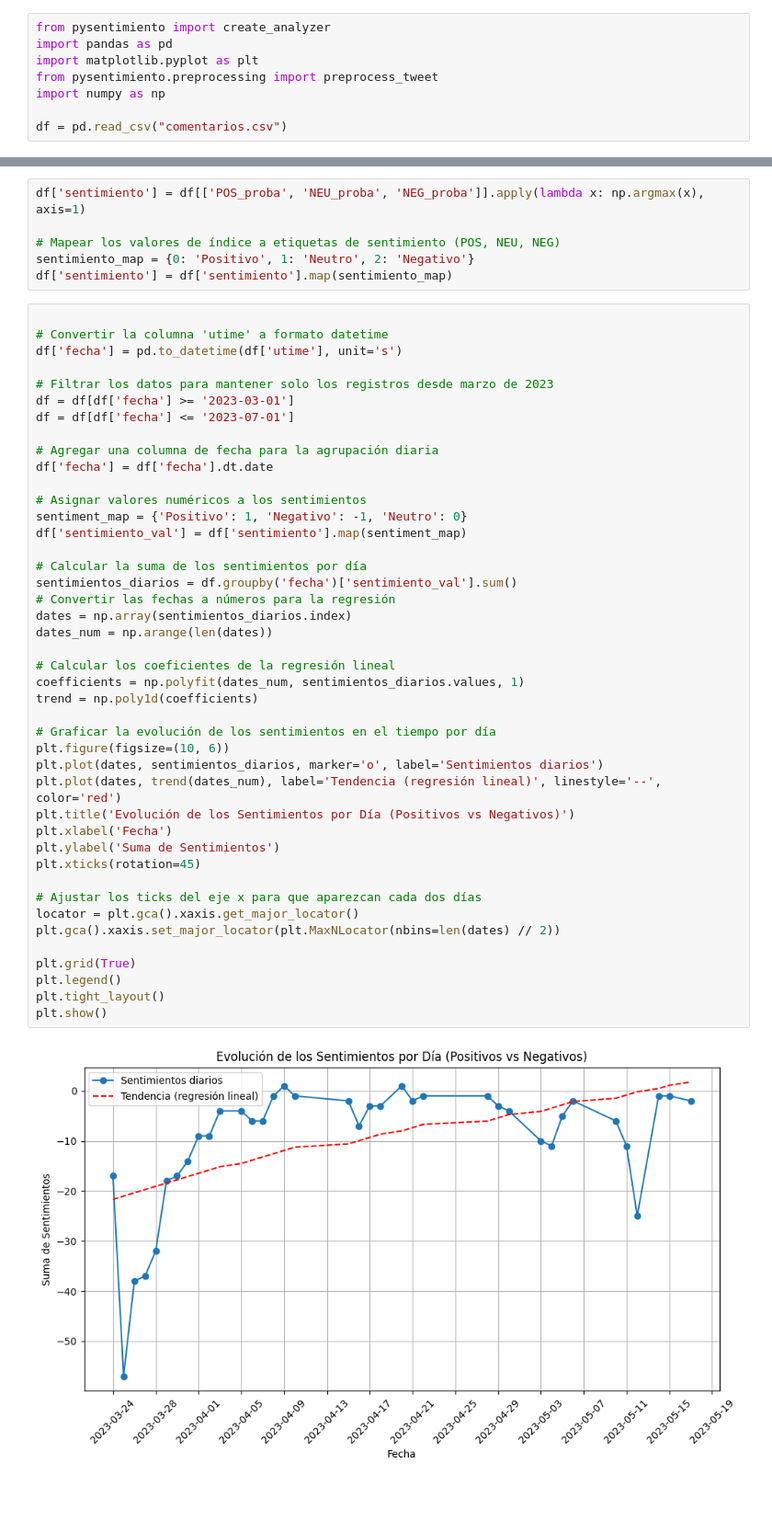
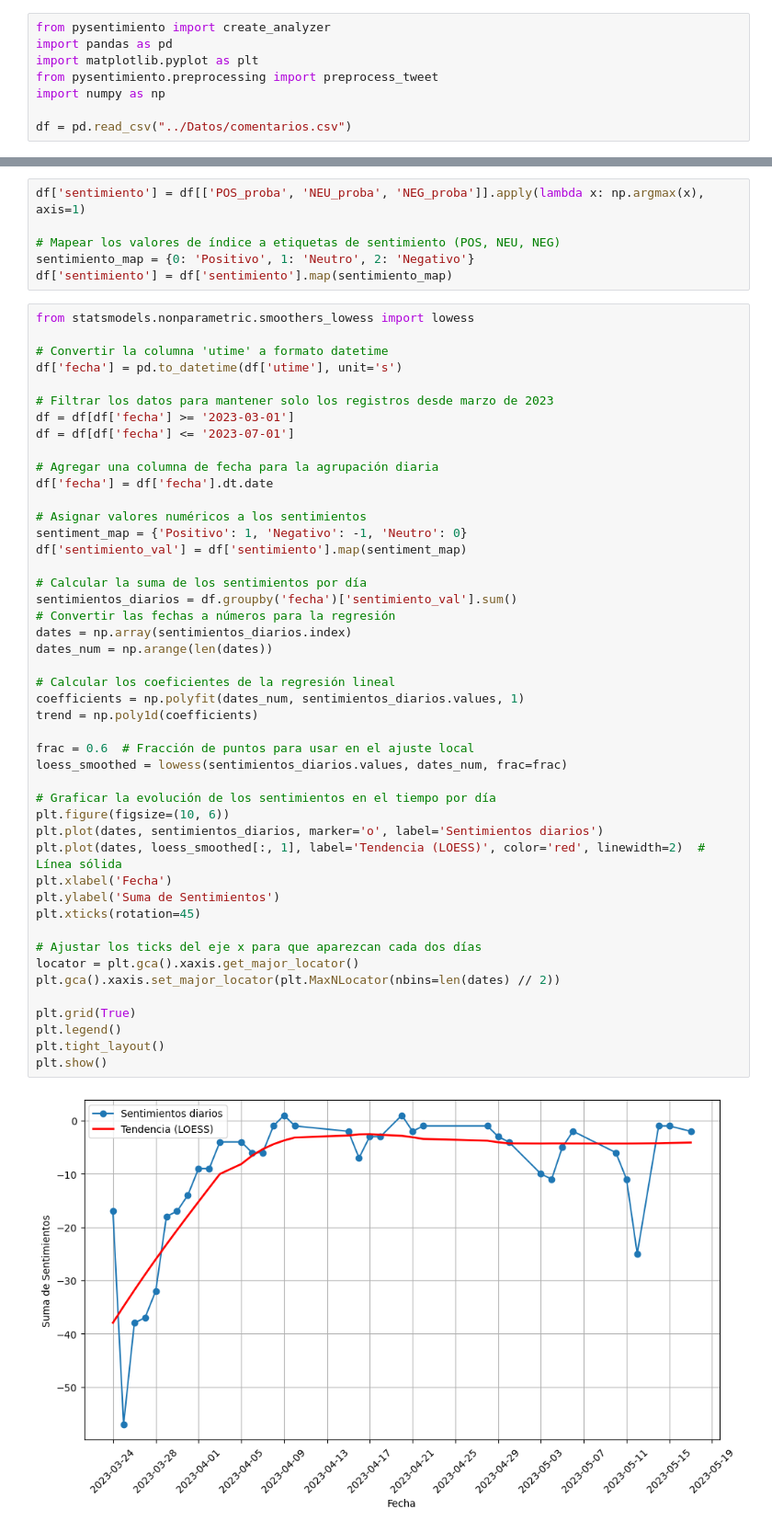
Before and after one commit to shodri/tesis, a Jupyter notebook: Python/fig26_diacronico_comentarios_sentimientos.ipynb, the cells around one changed output, grey strips where cells are left out. Shown at 92% size. Cells and saved outputs as stored; diff of their text form; blank space fills up the shorter version.

```diff
--- a/Python/fig26_diacronico_comentarios_sentimientos.ipynb
+++ b/Python/fig26_diacronico_comentarios_sentimientos.ipynb
@@ -5,7 +5,7 @@ import matplotlib.pyplot as plt
 from pysentimiento.preprocessing import preprocess_tweet
 import numpy as np
 
-df = pd.read_csv("comentarios.csv")
+df = pd.read_csv("../Datos/comentarios.csv")
 # %%
 analyzer = create_analyzer(task="sentiment", lang="es")
 
@@ -34,6 +34,7 @@ df['sentimiento'] = df[['POS_proba', 'NEU_proba', 'NEG_proba']].apply(lambda x:
 sentimiento_map = {0: 'Positivo', 1: 'Neutro', 2: 'Negativo'}
 df['sentimiento'] = df['sentimiento'].map(sentimiento_map)
 # %%
+from statsmodels.nonparametric.smoothers_lowess import lowess
 
 # Convertir la columna 'utime' a formato datetime
 df['fecha'] = pd.to_datetime(df['utime'], unit='s')
@@ -48,33 +49,35 @@ df['fecha'] = df['fecha'].dt.date
 # Asignar valores numéricos a los sentimientos
 sentiment_map = {'Positivo': 1, 'Negativo': -1, 'Neutro': 0}
 df['sentimiento_val'] = df['sentimiento'].map(sentiment_map)
 
 # Calcular la suma de los sentimientos por día
 sentimientos_diarios = df.groupby('fecha')['sentimiento_val'].sum()
 # Convertir las fechas a números para la regresión
 dates = np.array(sentimientos_diarios.index)
 dates_num = np.arange(len(dates))
 
 # Calcular los coeficientes de la regresión lineal
 coefficients = np.polyfit(dates_num, sentimientos_diarios.values, 1)
 trend = np.poly1d(coefficients)
 
+frac = 0.6  # Fracción de puntos para usar en el ajuste local
+loess_smoothed = lowess(sentimientos_diarios.values, dates_num, frac=frac)
+
 # Graficar la evolución de los sentimientos en el tiempo por día
 plt.figure(figsize=(10, 6))
 plt.plot(dates, sentimientos_diarios, marker='o', label='Sentimientos diarios')
-plt.plot(dates, trend(dates_num), label='Tendencia (regresión lineal)', linestyle='--', color='red')
-plt.title('Evolución de los Sentimientos por Día (Positivos vs Negativos)')
+plt.plot(dates, loess_smoothed[:, 1], label='Tendencia (LOESS)', color='red', linewidth=2)  # Línea sólida
 plt.xlabel('Fecha')
 plt.ylabel('Suma de Sentimientos')
 plt.xticks(rotation=45)
 
 # Ajustar los ticks del eje x para que aparezcan cada dos días
 locator = plt.gca().xaxis.get_major_locator()
 plt.gca().xaxis.set_major_locator(plt.MaxNLocator(nbins=len(dates) // 2))
 
 plt.grid(True)
 plt.legend()
 plt.tight_layout()
 plt.show()
 # %% [output]
-[figure, old version]
+[figure, new version]
```
Also changed, not shown: 10 other files.
